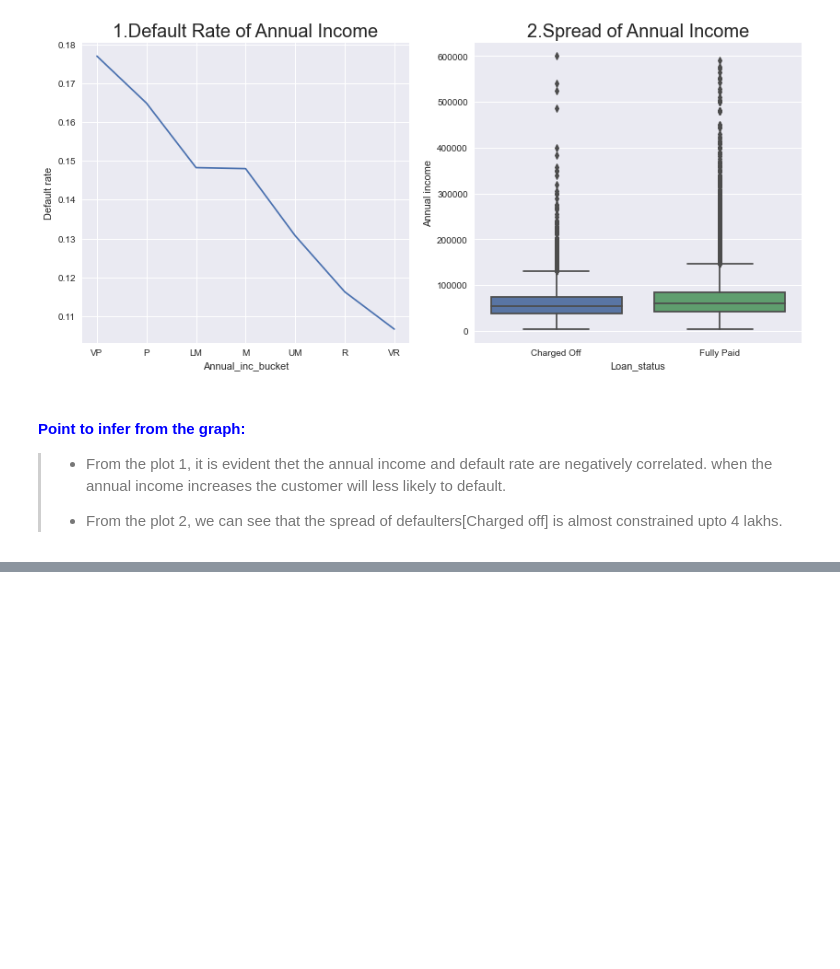
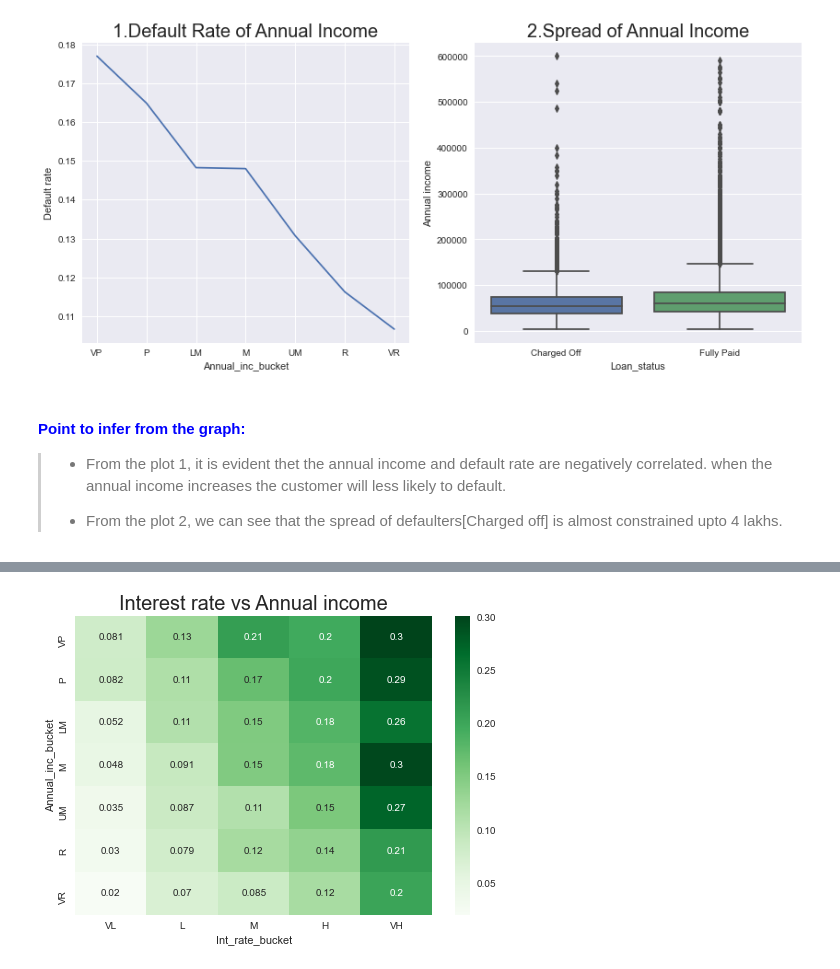
Before and after one commit to Veneeshkrishnan/Lending_Club_Case_Study, a Jupyter notebook: Lending_club.ipynb, the cells around one changed output, grey strips where cells are left out. Saved outputs shown, nothing was run; the diff lists cells and outputs as text; code cells hidden in the pictures; blank space fills up the shorter version.

```diff
--- a/Lending_club.ipynb
+++ b/Lending_club.ipynb
@@ -1077,0 +1113,8 @@ plt.show()
+# %%
+#plotting heatmap for annual income and interest rate with respect to default rate
+pivot1 = Loan_data.pivot_table(index="Annual_inc_bucket", columns="Int_rate_bucket", values="Loan_status_bin", aggfunc=np.mean)
+sns.heatmap(pivot1, cmap="Greens", annot=True)
+plt.title("Interest rate vs Annual income", fontsize=20)
+plt.show()
+# %% [output]
+[figure, added]
```
Also changed, not shown: parts of 52 cells of this notebook.
